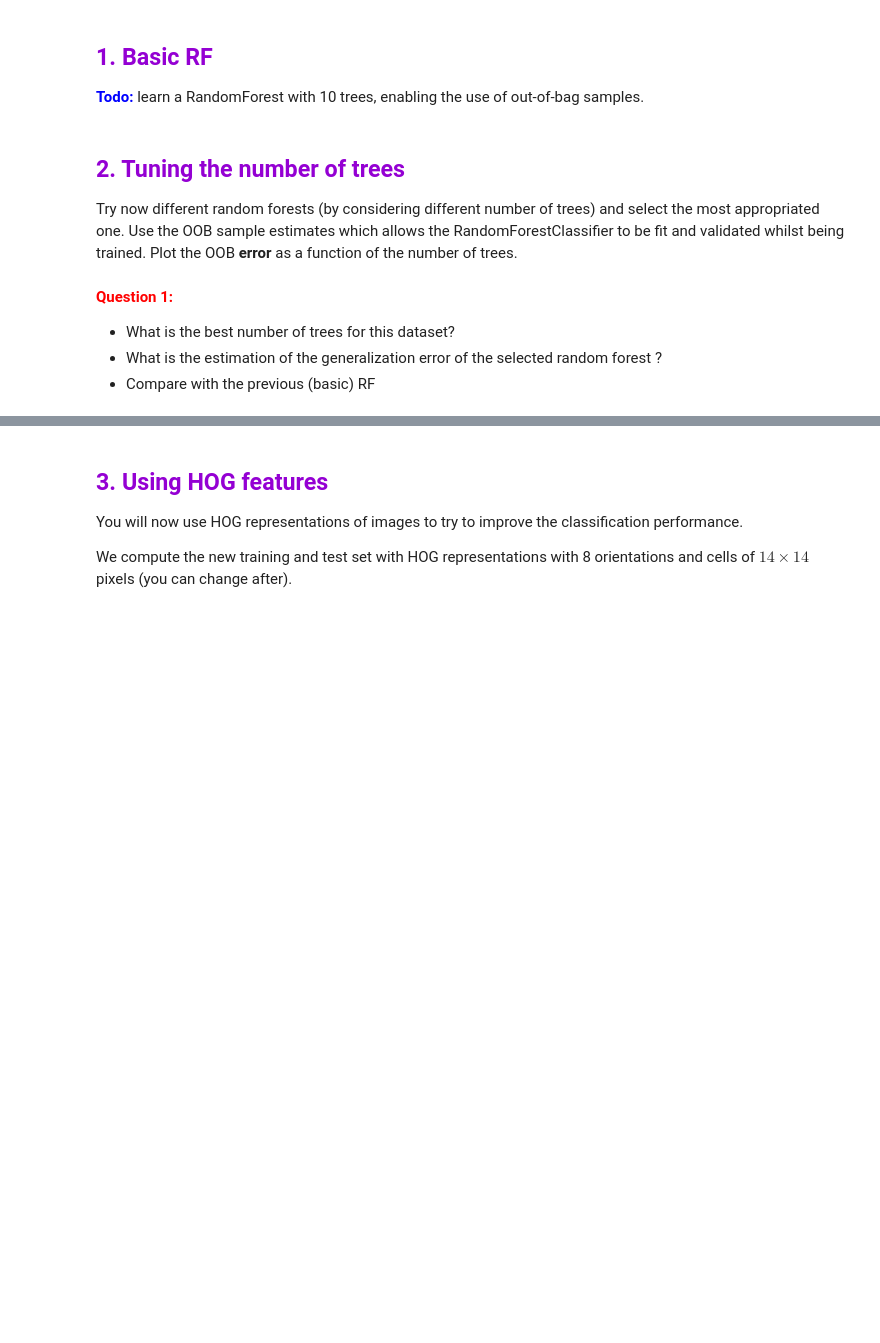
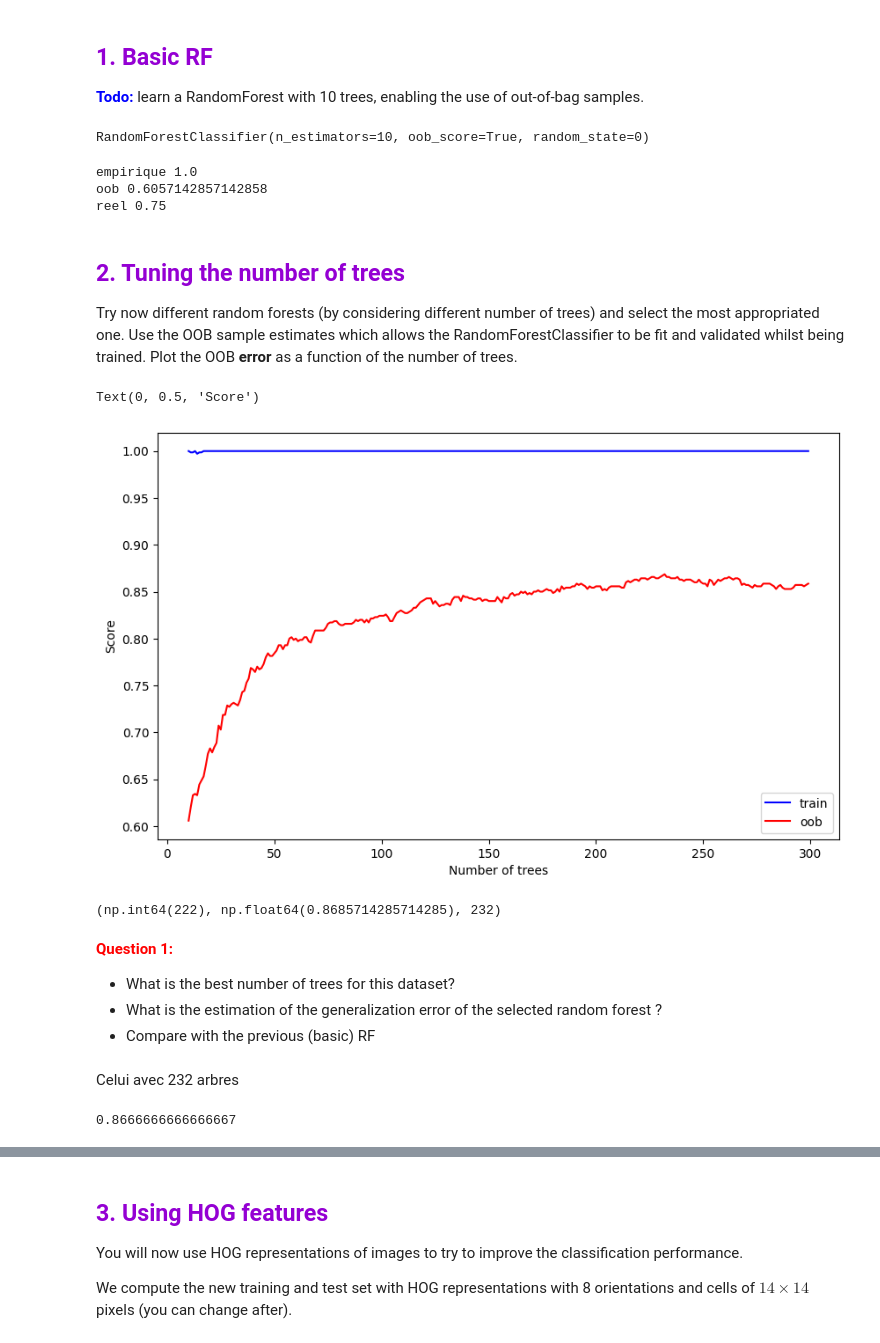
Before and after one commit to AquaBxSchool/2024-2025-ESIR-AA, a Jupyter notebook: TP Introduction/TP3_Random_Forest_student.ipynb, the cells around one changed output, grey strips where cells are left out. Drawn from its saved outputs; the diff is of its cells as text; code cells hidden in the pictures; blank space fills up the shorter version.

```diff
--- a/TP Introduction/TP3_Random_Forest_student.ipynb
+++ b/TP Introduction/TP3_Random_Forest_student.ipynb
@@ -140,8 +175,22 @@ data_train, data_test = train_test_split(mnist, test_size = 0.3, random_state =
 <font color="blue">**Todo:**</font> learn a RandomForest with 10 trees, enabling the use of out-of-bag samples.
 # %%
 # TODO - learn a RandomForest with 10 trees
+
+# Learn a RF classifier
+r_f = RandomForestClassifier(n_estimators=10, random_state=0, oob_score=True)
+r_f.fit(data_train.iloc[:,1:],data_train.label)
+# %% [output]
+RandomForestClassifier(n_estimators=10, oob_score=True, random_state=0)
 # %%
 # TODO - compute RF empirical, OOB and real errors
+
+print("empirique" , r_f.score(data_train.iloc[:,1:],data_train.label) )
+print("oob" , r_f.oob_score_ )
+print("reel" , r_f.score(data_test.iloc[:,1:],data_test.label) )
+# %% [output]
+empirique 1.0
+oob 0.6057142857142858
+reel 0.75
 # %% [markdown]
 ## <font color="#9400D3">2. Tuning the number of trees</font>
 
@@ -150,12 +199,32 @@ Use the OOB sample estimates which allows the RandomForestClassifier to be fit a
 Plot the OOB **error** as a function of the number of trees.
 # %%
 # TODO
-# Ntrees=[...]
-# train_scores, oob_scores = np.zeros(len(Ntrees)), np.zeros(len(Ntrees))
+Ntrees=list(range(10,300,1)) # 10 pour éviter d'avoir pas assez d'arbres pour l'OOB
+train_scores, oob_scores = np.zeros(len(Ntrees)), np.zeros(len(Ntrees))
 
-#for count,n_tree in enumerate(Ntrees):
+for count,n_tree in enumerate(Ntrees):
+    r_f = RandomForestClassifier(n_estimators=n_tree, random_state=0, oob_score=True)
+    r_f.fit(data_train.iloc[:,1:],data_train.label)
+
+    train_scores[count] = r_f.score(data_train.iloc[:,1:],data_train.label)
+    oob_scores[count] = r_f.oob_score_
 # %%
 # TODO - Plot the OOB error as a function of the number of trees.
+
+plt.figure(figsize=(10, 6))
+plt.plot(Ntrees, train_scores, color='blue', label='train')
+plt.plot(Ntrees, oob_scores, color='red', label='oob')
+plt.legend()
+plt.xlabel("Number of trees")
+plt.ylabel("Score")
+# %% [output]
+Text(0, 0.5, 'Score')
+[figure, added]
+# %%
+a=oob_scores.argmax()
+a,oob_scores[a],Ntrees[a]
+# %% [output]
+(np.int64(222), np.float64(0.8685714285714285), 232)
 # %% [markdown]
 <font color="red">**Question 1:**</font>
 - What is the best number of trees for this dataset?
@@ -165,0 +233,11 @@ Plot the OOB **error** as a function of the number of trees.
+# %% [markdown]
+Celui avec 232 arbres
+# %%
+# TODO - evaluate best RF classifier
+
+r_f = RandomForestClassifier(n_estimators=232, random_state=0, oob_score=True)
+r_f.fit(data_train.iloc[:,1:],data_train.label)
+
+r_f.score(data_test.iloc[:,1:],data_test.label)
+# %% [output]
+0.8666666666666667
```
Also changed, not shown: parts of 39 cells of this notebook, 22 other files.
